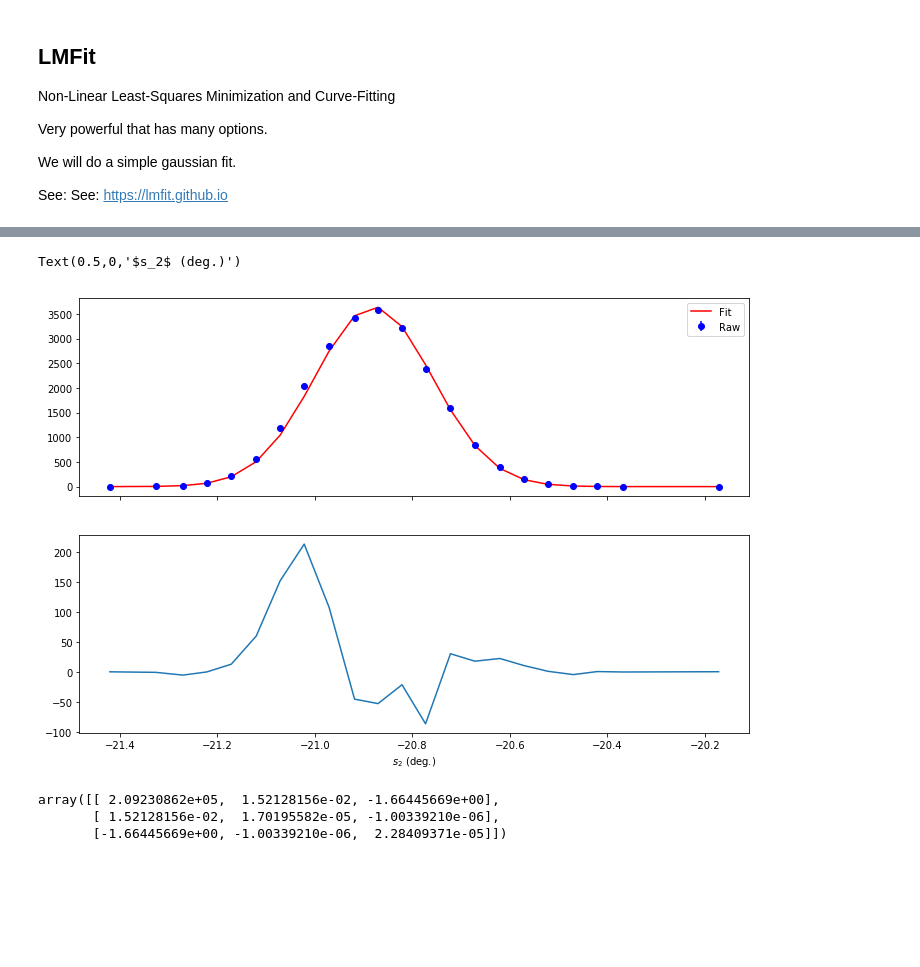
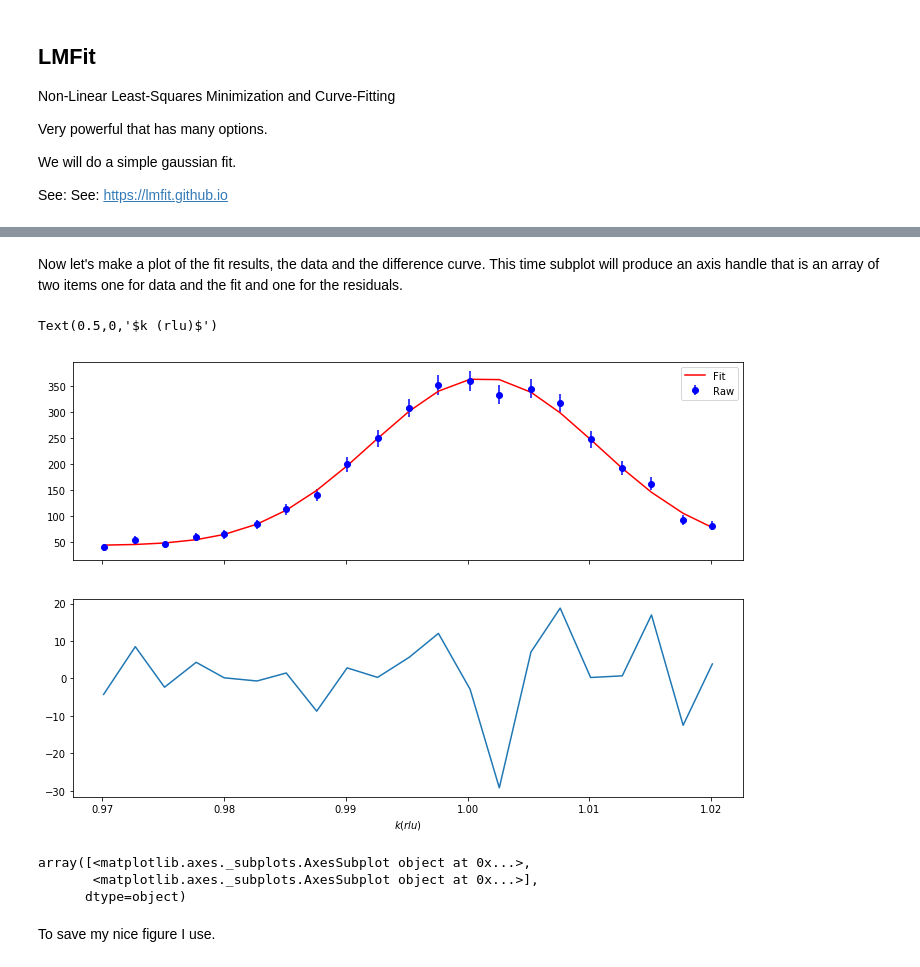
Before and after one commit to neutrons/IPythonNotebookTutorial, a Jupyter notebook: Gaussian Fitting.ipynb, the cells around one changed output, grey strips where cells are left out. Cells and saved outputs as stored; diff of their text form; code cells hidden in the pictures; blank space fills up the shorter version.

Commit message:
updated gaussian notebook with new file

````diff
--- a/Gaussian Fitting.ipynb
+++ b/Gaussian Fitting.ipynb
@@ -87,11 +100,12 @@ Note the Python Syntax is
     <code>
     return <value>```
 # %%
-def gaussian(x, A, center, fwhm):
+def gaussian_slope(x, A, center, fwhm, m, b):
     '''
-    Gaussian with fwhm and not sigma
+    Gaussian with fwhm and a a linear background
     '''
-    return A * np.exp(-4 * np.log(2) * (x - center)**2 / fwhm**2)
+    g=A * np.exp(-4 * np.log(2) * (x - center)**2 / fwhm**2)
+    return g+m*x+b
 # %%
 # Let's plot this function to see what it looks like
 x = np.arange(0, 100, 0.5) # From 0 to 100 with 0.5 step
@@ -115,0 +133,3 @@ gmodel = Model(gaussian)
+# %%
+
+gmodel = Model(gaussian_slope)
@@ -123,4 +151,3 @@ print(gmodel.independent_vars)
 # %%
 # Fitting
-result = gmodel.fit(data_y, x=data_x, A=3500, center=-20.9, fwhm=1,weights=1./(data_err)**2)
-print(result.fit_report())
+result = gmodel.fit(data_y, x=data_x, A=3500, center=1, fwhm=0.02,m=0,b=50,weights=1./(data_err)**2)
@@ -145,4 +153,0 @@ idxs=data_err>0
-# %%
-# Fitting try again
-result = gmodel.fit(data_y[idxs], x=data_x[idxs], A=3500, center=-20.9, fwhm=1,weights=1./(data_err[idxs])**2)
-print(result.fit_report())
@@ -166,16 +178,22 @@ print(result.fit_report())
+# %% [markdown]
+Now let's make a plot of the fit results, the data and the difference curve.
+This time subplot will produce an axis handle that is an array of two items one for data and the fit and one for the residuals.
 # %%
 f2,ax2=plt.subplots(nrows=2,ncols=1,sharex=True)
-ax2[0].errorbar(data_x[idxs],data_y[idxs],yerr=data_err[idxs],fmt='bo',label="Raw")
-ax2[0].plot(data_x[idxs], result.best_fit, 'r-',label="Fit")
+ax2[0].errorbar(data_x,data_y,yerr=data_err,fmt='bo',label="Raw")
+ax2[0].plot(data_x, result.best_fit, 'r-',label="Fit")
 ax2[0].legend()
-ax2[1].plot(data_x[idxs],data_y[idxs]-result.best_fit)
-ax2[1].set_xlabel('$s_2$ (deg.)')
+#ax2[1].plot(data_x,result.residual)
+ax2[1].plot(data_x,data_y-result.best_fit)
+ax2[1].set_xlabel('$k (rlu)$')
 # %% [output]
-Text(0.5,0,'$s_2$ (deg.)')
+Text(0.5,0,'$k (rlu)$')
-[figure, old version]
+[figure, new version]
-# %%
-result.covar
-# %% [output]
-array([[ 2.09230862e+05,  1.52128156e-02, -1.66445669e+00],
-       [ 1.52128156e-02,  1.70195582e-05, -1.00339210e-06],
-       [-1.66445669e+00, -1.00339210e-06,  2.28409371e-05]])
+# %%
+ax2
+# %% [output]
+array([<matplotlib.axes._subplots.AxesSubplot object at 0x...>,
+       <matplotlib.axes._subplots.AxesSubplot object at 0x...>],
+      dtype=object)
+# %% [markdown]
+To save my nice figure I use.
````
Also changed, not shown: parts of 29 cells of this notebook.
